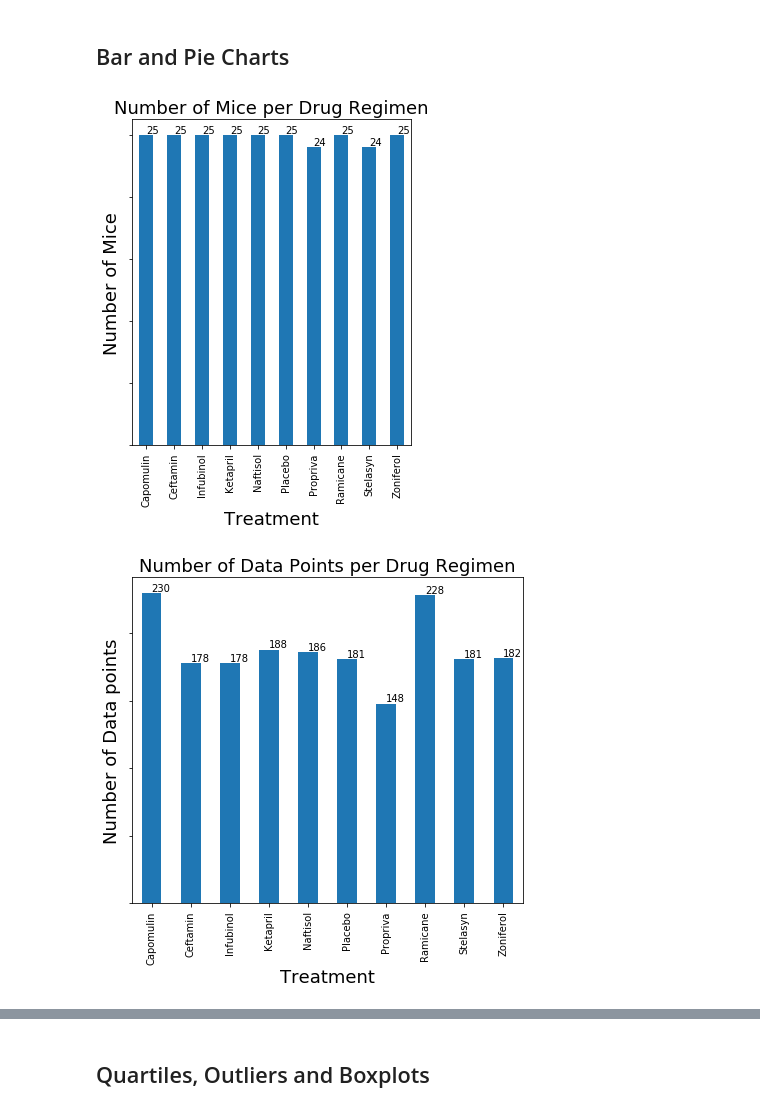
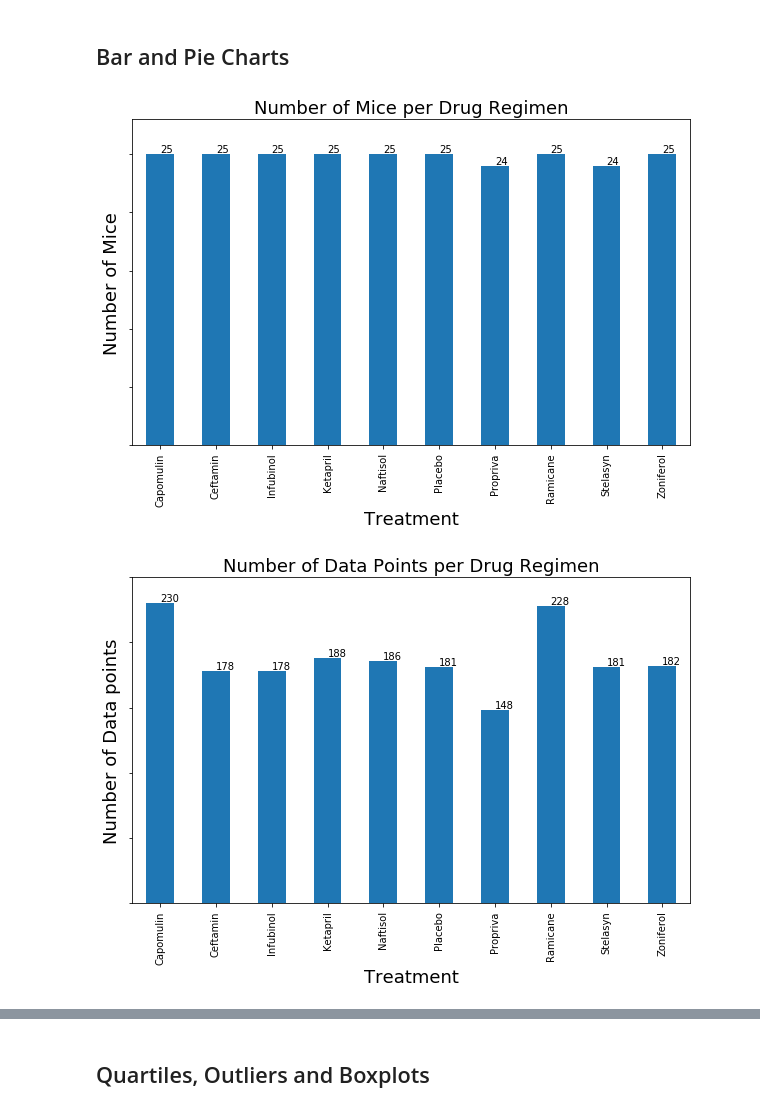
Before and after one commit to blt1339/matplotlib-challenge, a Jupyter notebook: Pymaceuticals/pymaceuticals.ipynb, the cells around one changed output, grey strips where cells are left out. Saved outputs shown, nothing was run; the diff lists cells and outputs as text; code cells hidden in the pictures.

```diff
--- a/Pymaceuticals/pymaceuticals.ipynb
+++ b/Pymaceuticals/pymaceuticals.ipynb
@@ -212,38 +213,52 @@ summary_statistics_df
 # %%
 # Generate a bar plot showing the total number of mice for each treatment throughout the course of the study using pandas.
 
 # Group the data by Drug Regimen and then get the unique mice
 no_mice_data = cleaned_combined_mouse_df.groupby("Drug Regimen").nunique()['Mouse ID']
 
 # Create the bar chart
-no_mice_bar = no_mice_data.plot(kind='bar',figsize=(5,6))
+no_mice_bar = no_mice_data.plot(kind='bar',figsize=(10,6))
+
+# Setup the title and leabels
 no_mice_bar.set_title("Number of Mice per Drug Regimen", fontsize=18)
 no_mice_bar.set_xlabel("Treatment", fontsize=18)
 no_mice_bar.set_ylabel("Number of Mice", fontsize=18);
+
+# Get rid of the numbers along the y axis because we have them on each datapoint
 no_mice_bar.set_yticklabels([])
+
+# Set the y limit
+no_mice_bar.set_ylim(0,28)
 
 # Place the value on top of each Drug Regimen
 for index,value in enumerate(no_mice_data):
     no_mice_bar.annotate(value,(index, value), xytext=(0, 2),textcoords='offset points')
 # %% [output]
-[figure, old version]
+[figure, new version]
 # %%
 # Generate a bar plot showing the total number of mice / timepoint combinations
 # for each treatment throughout the course of the study using pandas.
 no_mice_data = cleaned_combined_mouse_df.groupby("Drug Regimen")['Timepoint'].count()
 
 # Create the bar chart
-no_mice_bar = no_mice_data.plot(kind='bar',figsize=(7,6))
+no_mice_bar = no_mice_data.plot(kind='bar',figsize=(10,6))
+
+# Setup title and labels
 no_mice_bar.set_title("Number of Data Points per Drug Regimen", fontsize=18)
 no_mice_bar.set_xlabel("Treatment", fontsize=18)
 no_mice_bar.set_ylabel("Number of Data points", fontsize=18);
+
+# Get rid of the numbers along the y axis because we have them on each datapoint
 no_mice_bar.set_yticklabels([])
+
+# Set the y limit
+no_mice_bar.set_ylim(0,250)
 
 # Place the value on top of each Drug Regimen
 for index,value in enumerate(no_mice_data):
     no_mice_bar.annotate(value,(index, value), xytext=(0, 2),textcoords='offset points')
 # %% [output]
-[figure, old version]
+[figure, new version]
 # %%
 # Generate a bar plot showing the total number of mice for each treatment throughout the course of the study using pyplot.
 
```
Also changed, not shown: parts of 13 cells of this notebook, 2 other files.
